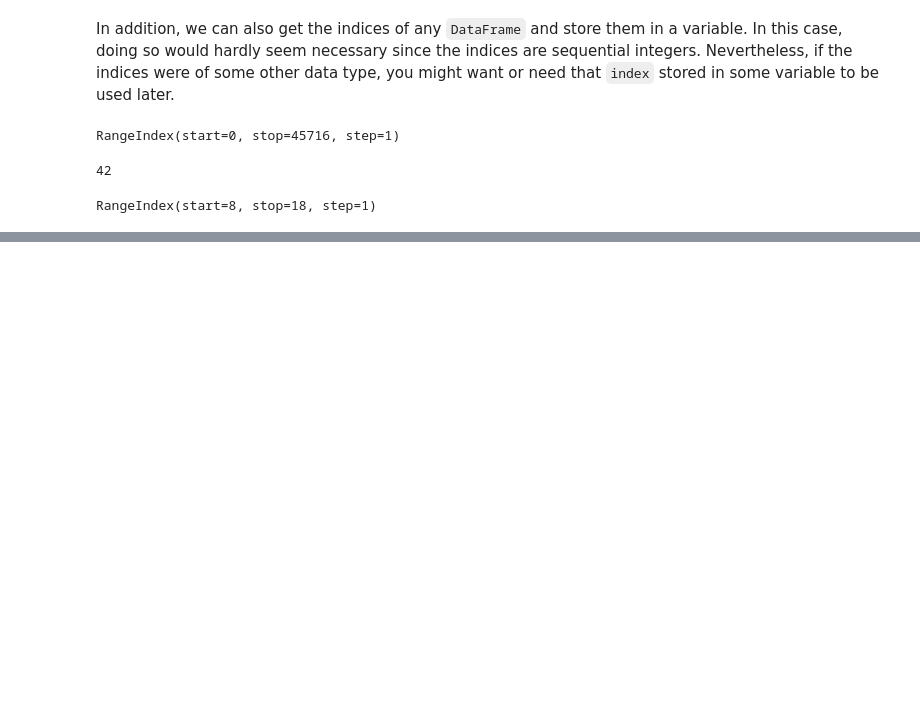
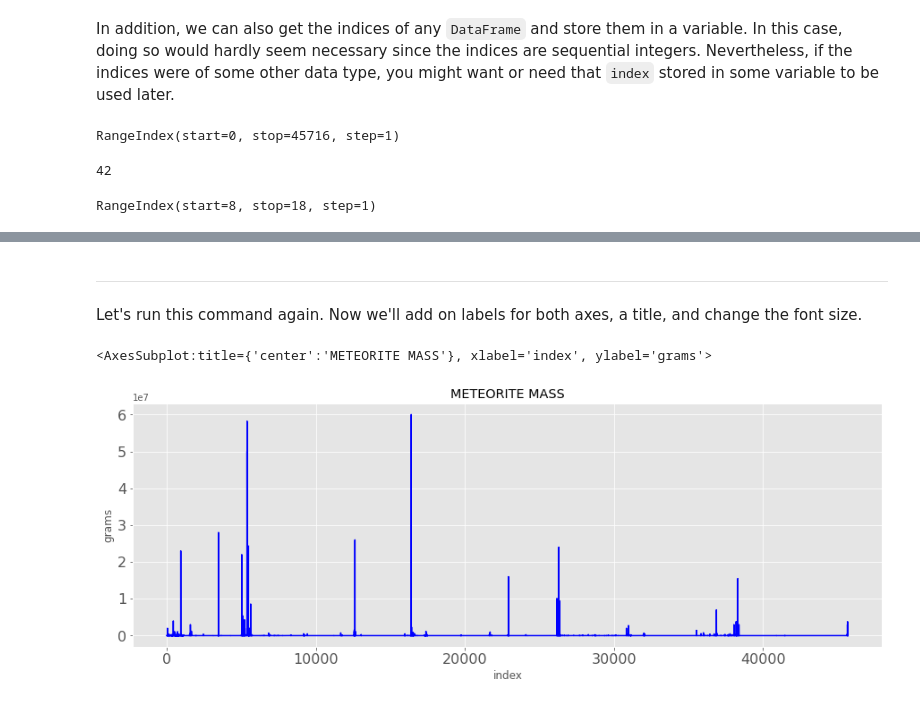
Before and after one commit to holsapple/pandas_tutorial, a Jupyter notebook: notebooks/intro_pandas.ipynb, the cells around one changed output, grey strips where cells are left out. Drawn from its saved outputs; the diff is of its cells as text; code cells hidden in the pictures; blank space fills up the shorter version.

```diff
--- a/notebooks/intro_pandas.ipynb
+++ b/notebooks/intro_pandas.ipynb
@@ -166,0 +292,9 @@ RangeIndex(start=8, stop=18, step=1)
+# %% [markdown]
+---
+
+Let's run this command again. Now we'll add on labels for both axes, a title, and change the font size.
+# %%
+meteorites['mass (g)'].plot(color='blue', xlabel='index', ylabel='grams', title='METEORITE MASS', fontsize=16)
+# %% [output]
+<AxesSubplot:title={'center':'METEORITE MASS'}, xlabel='index', ylabel='grams'>
+[figure, added]
```
Also changed, not shown: parts of 91 cells of this notebook, 3 other files.
